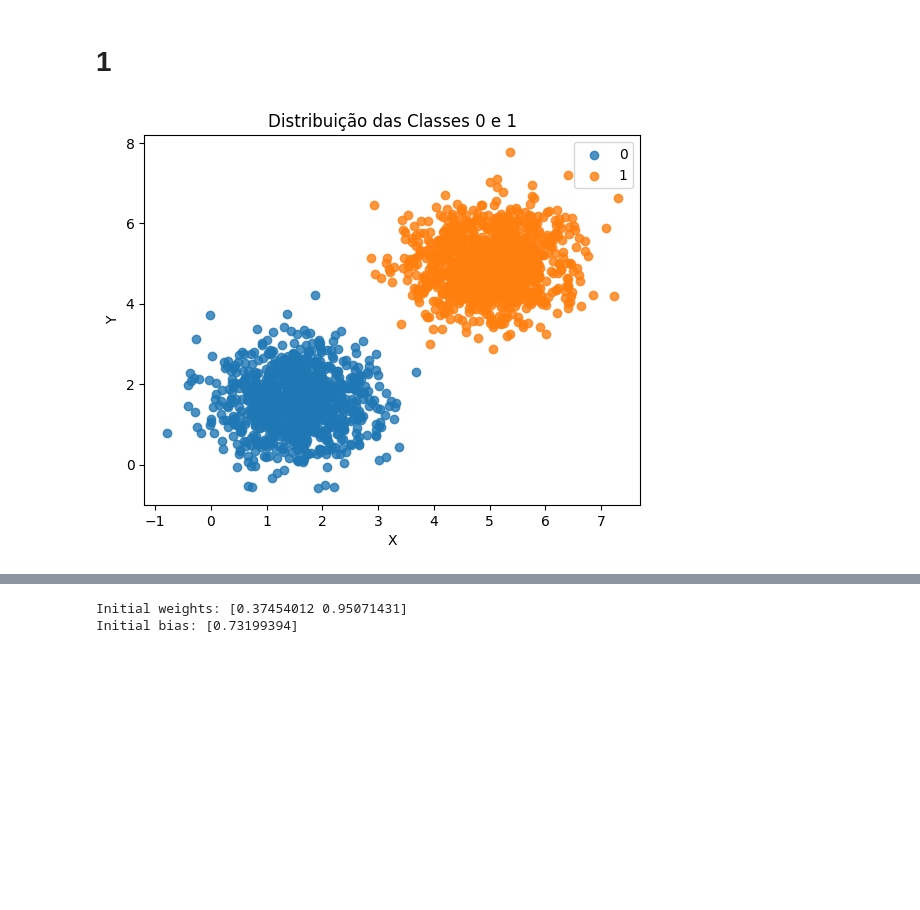
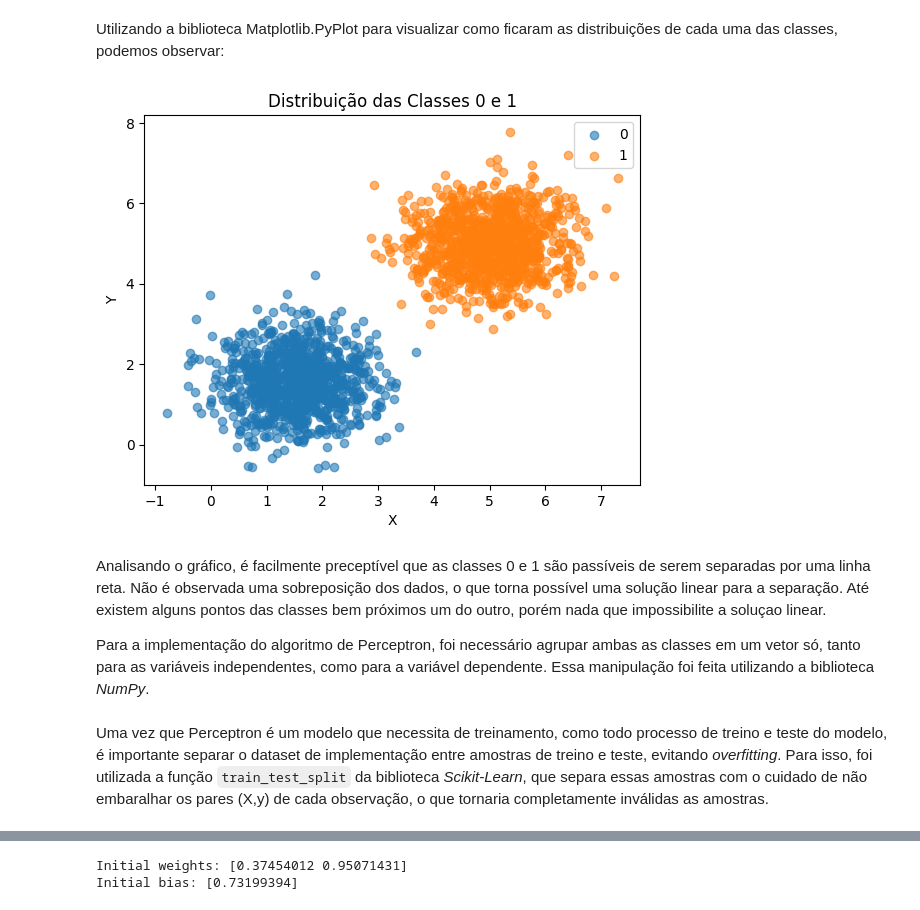
Before and after one commit to luccagkao/documentation.neural_networks, a Jupyter notebook: docs/exercicios/perceptron/perceptron.ipynb, the cells around one changed output, grey strips where cells are left out. Drawn from its saved outputs; the diff is of its cells as text; code cells hidden in the pictures; blank space fills up the shorter version.

```diff
--- a/docs/exercicios/perceptron/perceptron.ipynb
+++ b/docs/exercicios/perceptron/perceptron.ipynb
@@ -9,2 +52,0 @@ N = 1000
-# %% [markdown]
-# 1
@@ -35,14 +53,24 @@ for classe in classes:
+# %% [markdown]
+Utilizando a biblioteca Matplotlib.PyPlot para visualizar como ficaram as distribuições de cada uma das classes, podemos observar:
 # %%
-plt.scatter(label_features[0][:,0], label_features[0][:,1], label='0', alpha=0.8)
-plt.scatter(label_features[1][:,0], label_features[1][:,1], label='1', alpha=0.8)
+import matplotlib.pyplot as plt
+
+plt.scatter(label_features[0][:,0], label_features[0][:,1], label='0', alpha=0.6)
+plt.scatter(label_features[1][:,0], label_features[1][:,1], label='1', alpha=0.6)
 plt.title('Distribuição das Classes 0 e 1')
 plt.xlabel('X')
 plt.ylabel('Y')
 plt.legend()
 plt.show()
 # %% [output]
-[figure, old version]
+[figure, new version]
+# %% [markdown]
+Analisando o gráfico, é facilmente preceptível que as classes 0 e 1 são passíveis de serem separadas por uma linha reta. Não é observada uma sobreposição dos dados, o que torna possível uma solução linear para a separação. Até existem alguns pontos das classes bem próximos um do outro, porém nada que impossibilite a soluçao linear.
+
+Para a implementação do algoritmo de Perceptron, foi necessário agrupar ambas as classes em um vetor só, tanto para as variáveis independentes, como para a variável dependente. Essa manipulação foi feita utilizando a biblioteca *NumPy*.
 # %%
 X = np.vstack(label_features)
 y = np.hstack(label_class)
+# %% [markdown]
+Uma vez que Perceptron é um modelo que necessita de treinamento, como todo processo de treino e teste do modelo, é importante separar o dataset de implementação entre amostras de treino e teste, evitando *overfitting*. Para isso, foi utilizada a função `train_test_split` da biblioteca *Scikit-Learn*, que separa essas amostras com o cuidado de não embaralhar os pares (X,y) de cada observação, o que tornaria completamente inválidas as amostras.
 # %%
```
Also changed, not shown: parts of 36 cells of this notebook, 1 other file.
